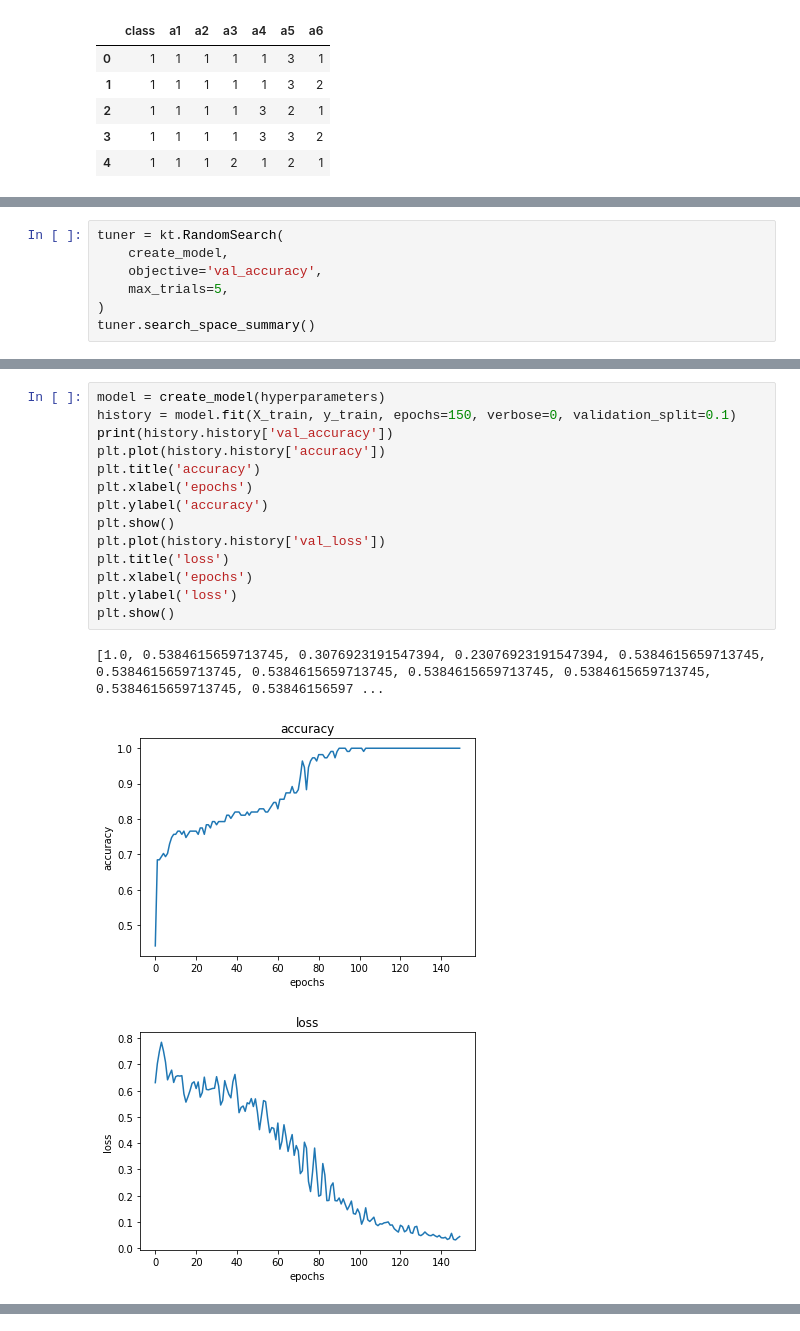
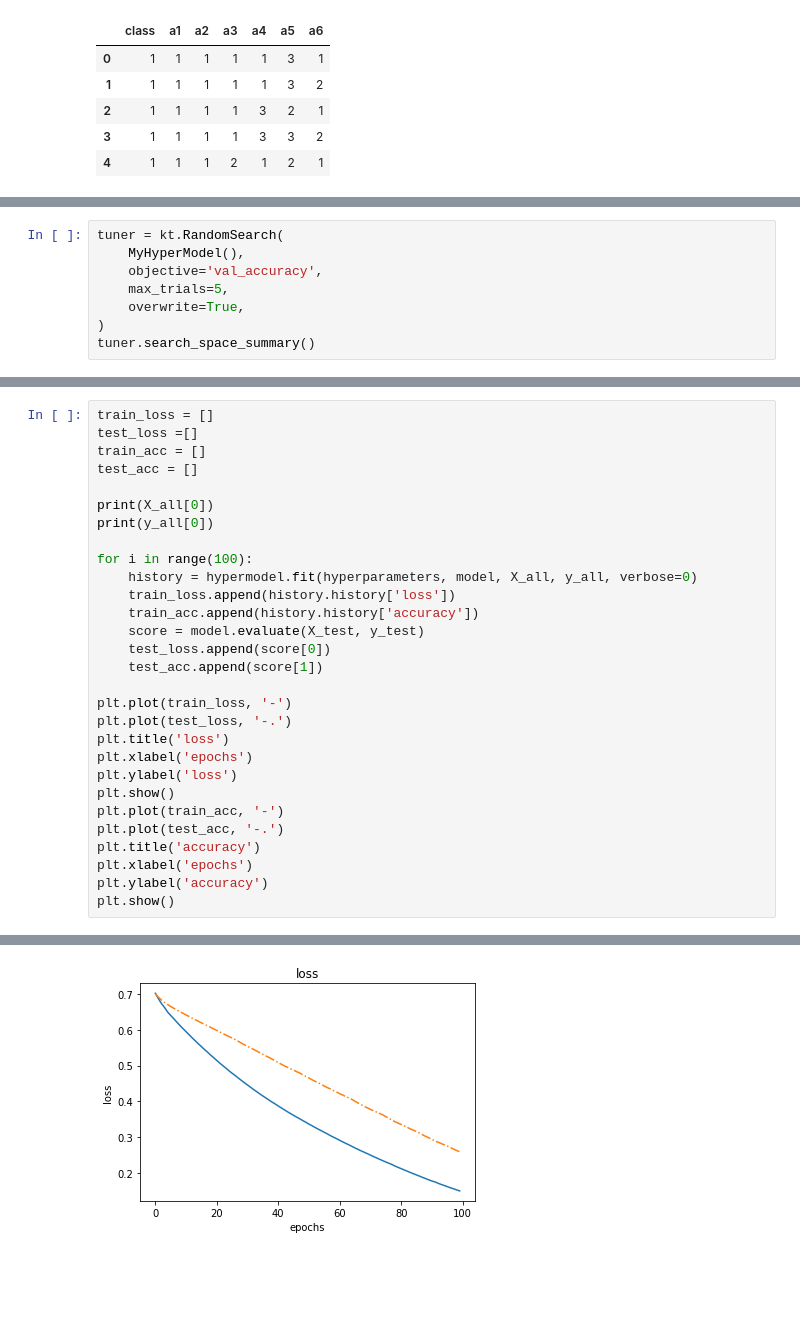
Before and after one commit to luca-santarella/ML-project, a Jupyter notebook: keras_test.ipynb, the cells around one changed output, grey strips where cells are left out. Cells and saved outputs as stored; diff of their text form; blank space fills up the shorter version.

```diff
--- a/keras_test.ipynb
+++ b/keras_test.ipynb
@@ -66,8 +116,9 @@ def create_model(hp):
 # %%
 tuner = kt.RandomSearch(
-    create_model,
+    MyHyperModel(),
     objective='val_accuracy',
     max_trials=5,
+    overwrite=True,
 )
 tuner.search_space_summary()
 # %% [output]
@@ -92,18 +155,30 @@ INFO:tensorflow:Oracle triggered exit
-# %%
-model = create_model(hyperparameters)
-history = model.fit(X_train, y_train, epochs=150, verbose=0, validation_split=0.1)
-print(history.history['val_accuracy'])
-plt.plot(history.history['accuracy'])
-plt.title('accuracy')
-plt.xlabel('epochs')
-plt.ylabel('accuracy')
-plt.show()
-plt.plot(history.history['val_loss'])
-plt.title('loss')
-plt.xlabel('epochs')
-plt.ylabel('loss')
-plt.show()
-# %% [output]
-[1.0, 0.5384615659713745, 0.3076923191547394, 0.23076923191547394, 0.5384615659713745, 0.5384615659713745, 0.5384615659713745, 0.5384615659713745, 0.5384615659713745, 0.5384615659713745, 0.53846156597 ...
-[figure, removed]
-[figure, removed]
+# %%
+train_loss = []
+test_loss =[]
+train_acc = []
+test_acc = []
+
+print(X_all[0])
+print(y_all[0])
+
+for i in range(100):
+    history = hypermodel.fit(hyperparameters, model, X_all, y_all, verbose=0)
+    train_loss.append(history.history['loss'])
+    train_acc.append(history.history['accuracy'])
+    score = model.evaluate(X_test, y_test)
+    test_loss.append(score[0])
+    test_acc.append(score[1])
+
+plt.plot(train_loss, '-')
+plt.plot(test_loss, '-.')
+plt.title('loss')
+plt.xlabel('epochs')
+plt.ylabel('loss')
+plt.show()
+plt.plot(train_acc, '-')
+plt.plot(test_acc, '-.')
+plt.title('accuracy')
+plt.xlabel('epochs')
+plt.ylabel('accuracy')
+plt.show()
+# %% [output]
@@ -109,0 +202 @@ plt.show()
+[figure, added]
```
Also changed, not shown: parts of 10 cells of this notebook, 41 other files.
